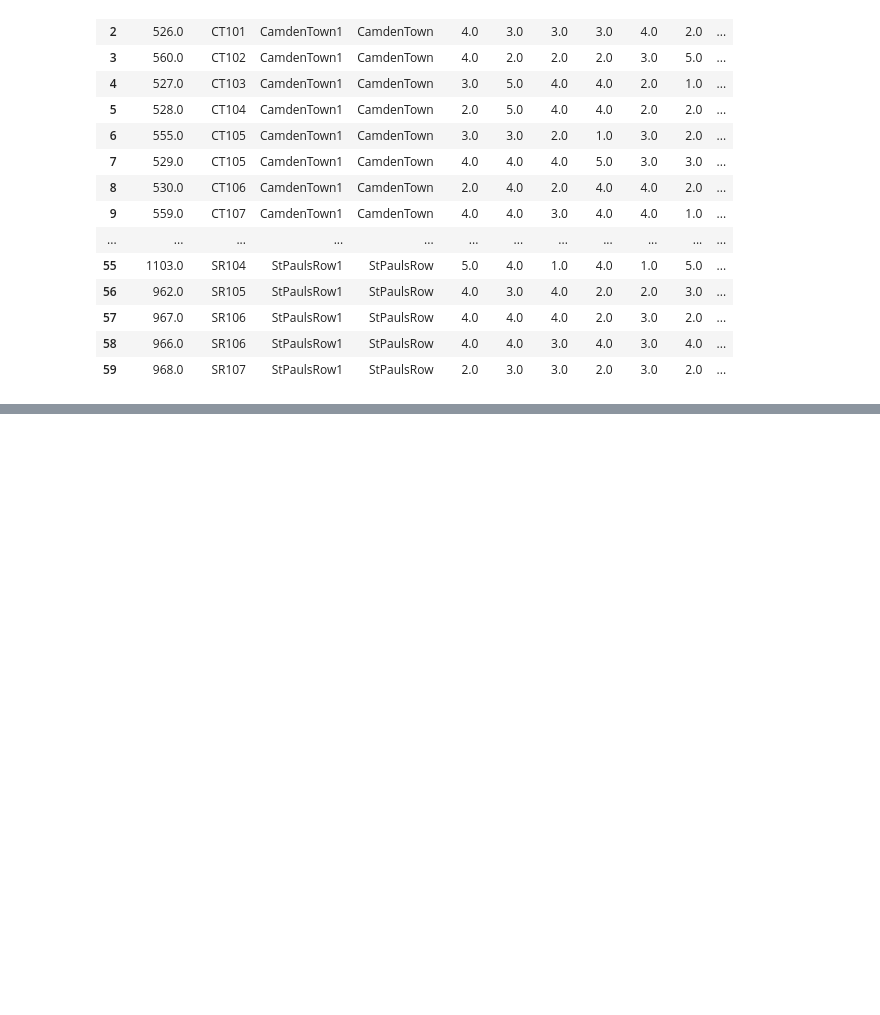
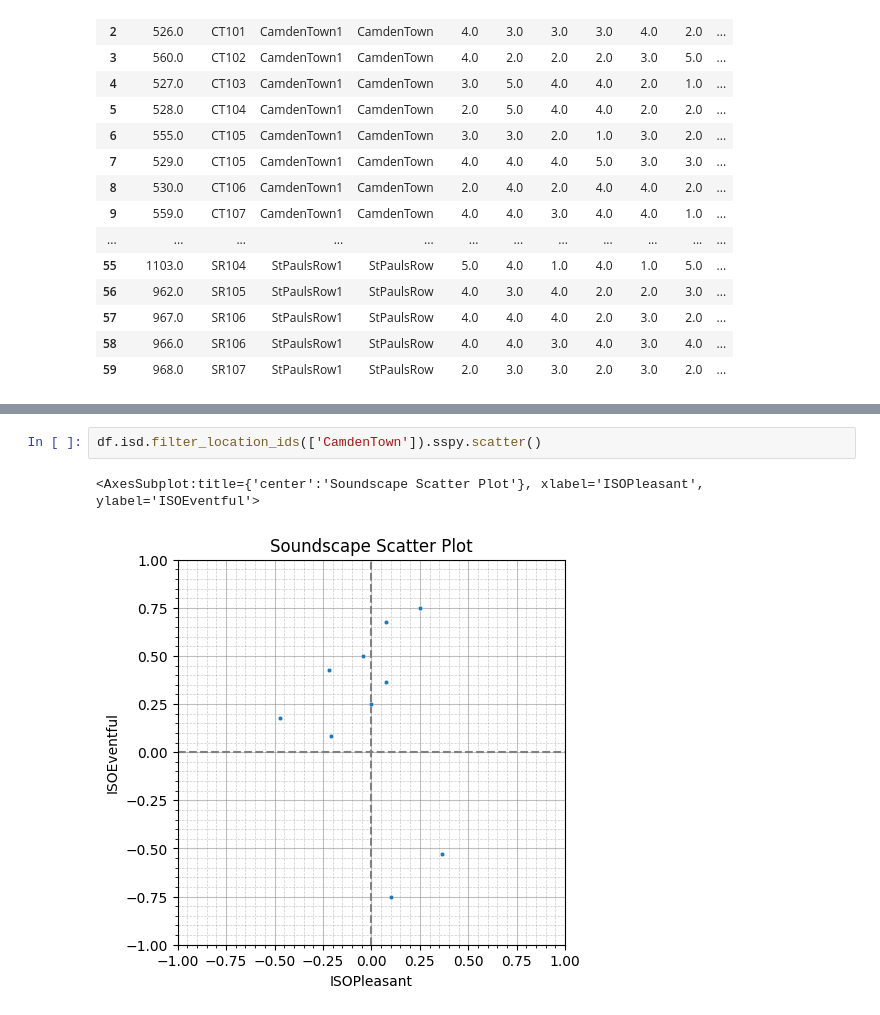
Before and after one commit to HussamAlBasha/IDS-Institute-for-Design-Strategies, a Jupyter notebook: Plotting/Plotting.ipynb, the cells around one changed output, grey strips where cells are left out. Cells and saved outputs as stored; diff of their text form; blank space fills up the shorter version.

Commit message:
edited plotting

```diff
--- a/Plotting/Plotting.ipynb
+++ b/Plotting/Plotting.ipynb
@@ -80,0 +93,5 @@ paqs
+# %%
+df.isd.filter_location_ids(['CamdenTown']).sspy.scatter()
+# %% [output]
+<AxesSubplot:title={'center':'Soundscape Scatter Plot'}, xlabel='ISOPleasant', ylabel='ISOEventful'>
+[figure, added]
```
Also changed, not shown: parts of 19 cells of this notebook.
